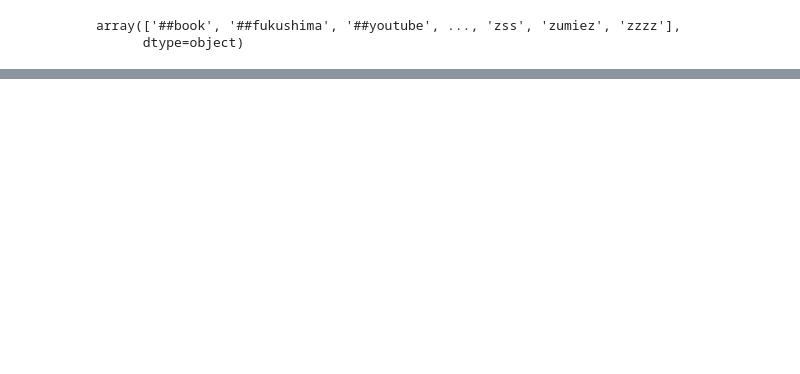
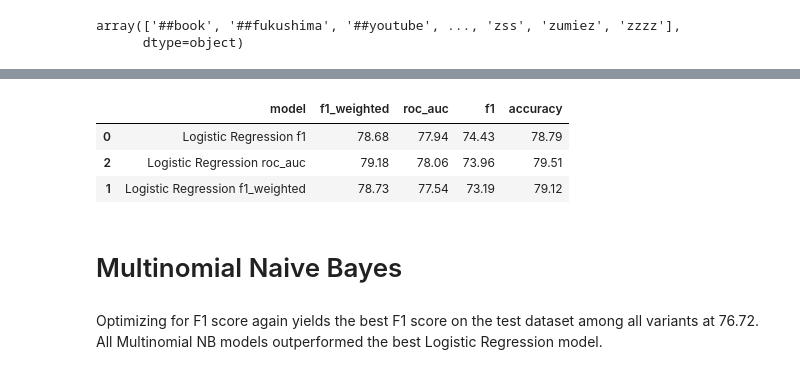
Before and after one commit to JericCantos/DisasterTweetPredictions, a Jupyter notebook: notebooks/DisasterTweetPrediction.ipynb, the cells around one changed output, grey strips where cells are left out. Drawn from its saved outputs; the diff is of its cells as text; code cells hidden in the pictures; blank space fills up the shorter version.

```diff
--- a/notebooks/DisasterTweetPrediction.ipynb
+++ b/notebooks/DisasterTweetPrediction.ipynb
@@ -321,0 +567,15 @@ After preprocessing: rt @__ohhmyjoshh also @__fakeunicode
+# %%
+df_summary = model_summaries(['Logistic Regression f1',
+                   'Logistic Regression f1_weighted',
+                   'Logistic Regression roc_auc'])
+
+df_summary
+# %% [output]
+|  | model | f1_weighted | roc_auc | f1 | accuracy |
+| 0 | Logistic Regression f1 | 78.68 | 77.94 | 74.43 | 78.79 |
+| 2 | Logistic Regression roc_auc | 79.18 | 78.06 | 73.96 | 79.51 |
+| 1 | Logistic Regression f1_weighted | 78.73 | 77.54 | 73.19 | 79.12 |
+# %% [markdown]
+# Multinomial Naive Bayes
+# %% [markdown]
+Optimizing for F1 score again yields the best F1 score on the test dataset among all variants at 76.72. All Multinomial NB models outperformed the best Logistic Regression model.
```
Also changed, not shown: parts of 23 cells of this notebook.
